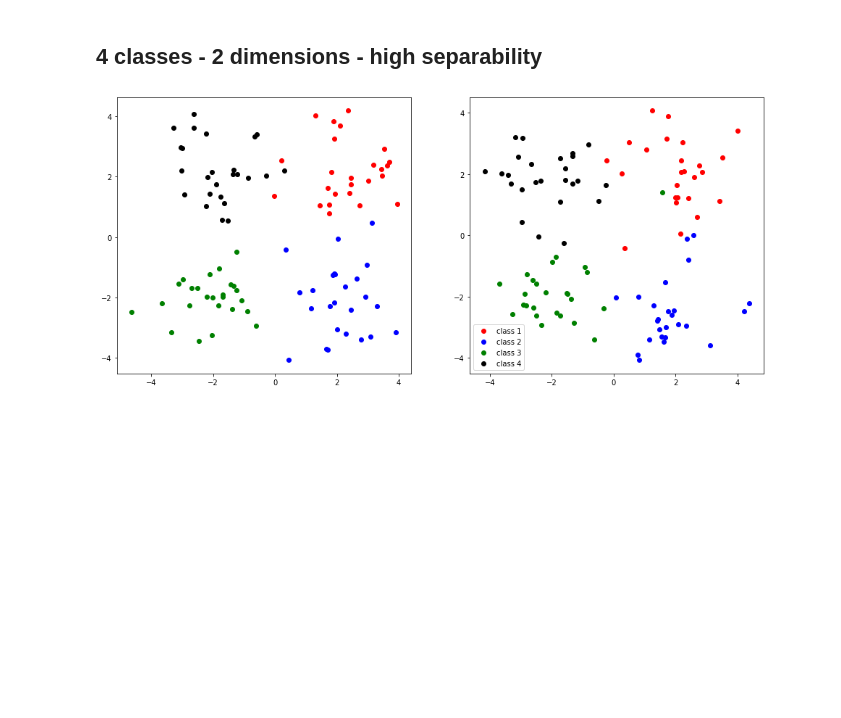
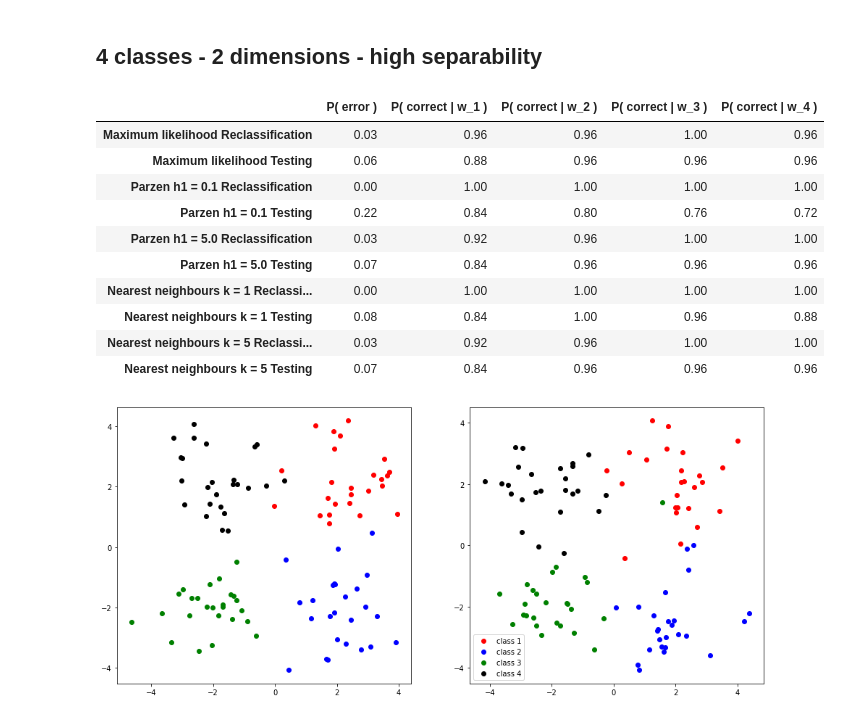
Before and after one commit to teobouvard/study, a Jupyter notebook: 4-UiS/machine-learning/assignments/lab4/lab.ipynb, the cells around one changed output. Saved outputs shown, nothing was run; the diff lists cells and outputs as text; code cells hidden in the pictures; blank space fills up the shorter version.

```diff
--- a/4-UiS/machine-learning/assignments/lab4/lab.ipynb
+++ b/4-UiS/machine-learning/assignments/lab4/lab.ipynb
@@ -182,6 +199,19 @@ plot_2D(X_2D4cl_ms, Y_2D4cl_ms)
 # %%
 _, _, _, X_2D4cl_hs, _, _, _, _, Y_2D4cl_hs, _ = np.load('data/lab4_2.p', allow_pickle=True)
 x_train, x_test, y_train, y_test = normalize_data(X_2D4cl_hs, Y_2D4cl_hs)
+train_test_evaluate(models)
+# %% [output]
+|  | P( error ) | P( correct | w_1 ) | P( correct | w_2 ) | P( correct | w_3 ) | P( correct | w_4 ) |
+| Maximum likelihood Reclassification | 0.03 | 0.96 | 0.96 | 1.00 | 0.96 |
+| Maximum likelihood Testing | 0.06 | 0.88 | 0.96 | 0.96 | 0.96 |
+| Parzen h1 = 0.1 Reclassification | 0.00 | 1.00 | 1.00 | 1.00 | 1.00 |
+| Parzen h1 = 0.1 Testing | 0.22 | 0.84 | 0.80 | 0.76 | 0.72 |
+| Parzen h1 = 5.0 Reclassification | 0.03 | 0.92 | 0.96 | 1.00 | 1.00 |
+| Parzen h1 = 5.0 Testing | 0.07 | 0.84 | 0.96 | 0.96 | 0.96 |
+| Nearest neighbours k = 1 Reclassi... | 0.00 | 1.00 | 1.00 | 1.00 | 1.00 |
+| Nearest neighbours k = 1 Testing | 0.08 | 0.84 | 1.00 | 0.96 | 0.88 |
+| Nearest neighbours k = 5 Reclassi... | 0.03 | 0.92 | 0.96 | 1.00 | 1.00 |
+| Nearest neighbours k = 5 Testing | 0.07 | 0.84 | 0.96 | 0.96 | 0.96 |
 # %%
 plot_2D(X_2D4cl_hs, Y_2D4cl_hs)
 # %% [output]
```
Also changed, not shown: parts of 12 cells of this notebook, 2 other files.
